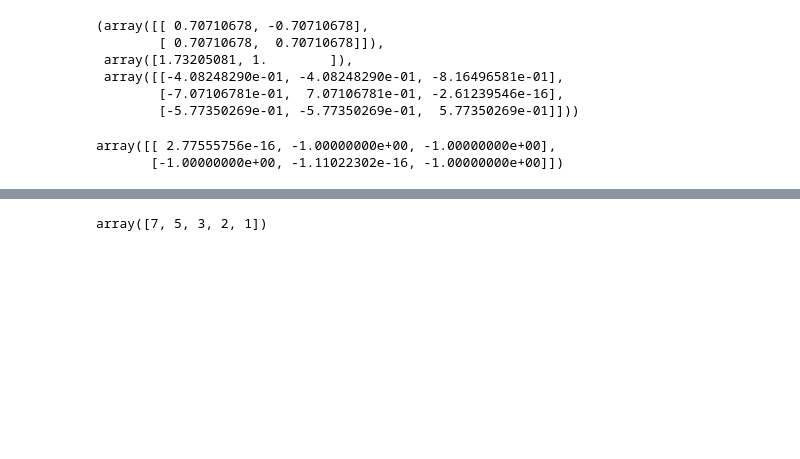
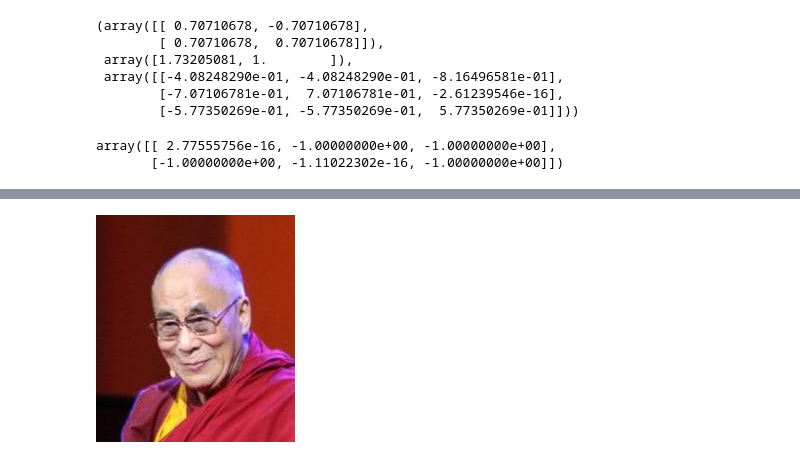
Before and after one commit to Zhekuson/SVDFaces, a Jupyter notebook: main.ipynb, the cells around one changed output, grey strips where cells are left out. Drawn from its saved outputs; the diff is of its cells as text; code cells hidden in the pictures; blank space fills up the shorter version.

```diff
--- a/main.ipynb
+++ b/main.ipynb
@@ -131 +207,5 @@ arr =np.array(image)
+# %%
+image
+# %% [output]
+[figure, added]
 # %%
@@ -136,4 +212,0 @@ ind = np.argsort(x)[::-1]
-# %%
-x[ind]
-# %% [output]
-array([7, 5, 3, 2, 1])
```
Also changed, not shown: parts of 17 cells of this notebook.
